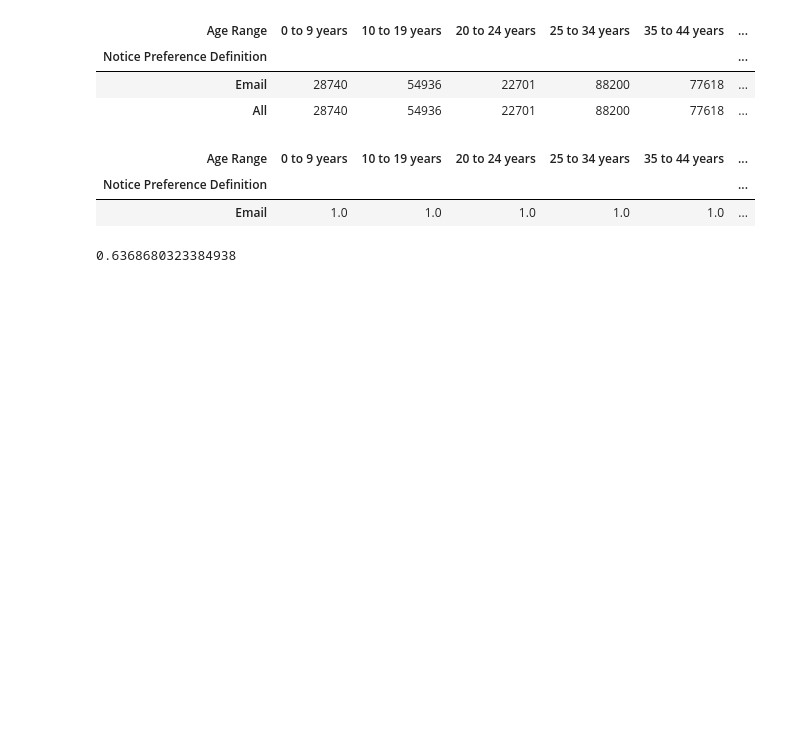
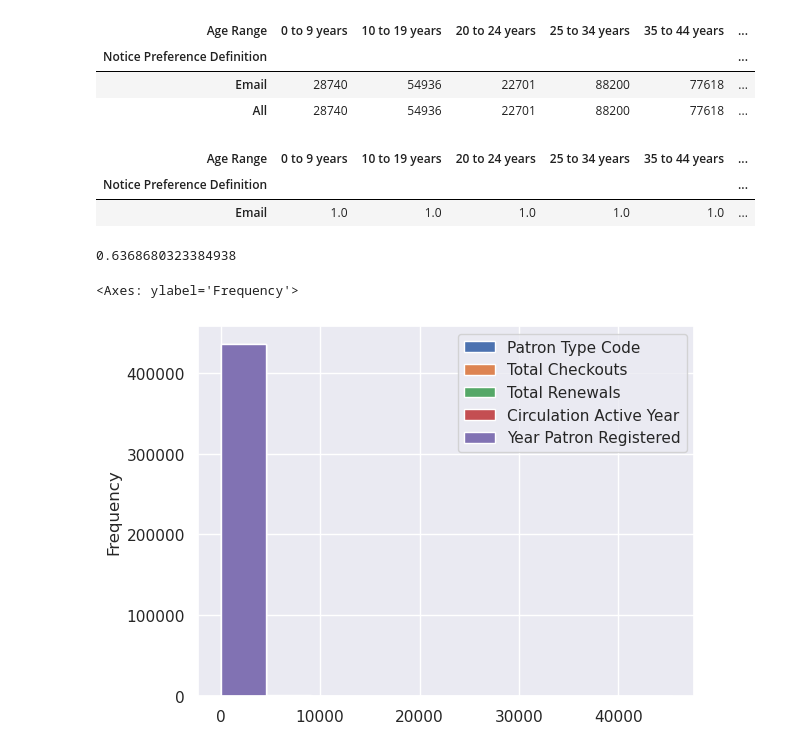
Before and after one commit to rafaelagiordano/2023-2024-Data_Librarian_Rafaela_Giordano, a Jupyter notebook: Modul_3/notebooks/3.1_SFLB.ipynb, the cells around one changed output. Cells and saved outputs as stored; diff of their text form; code cells hidden in the pictures; blank space fills up the shorter version.

```diff
--- a/Modul_3/notebooks/3.1_SFLB.ipynb
+++ b/Modul_3/notebooks/3.1_SFLB.ipynb
@@ -384,3 +400,8 @@ df = pd.read_csv("../data/Library_Usage.csv")
 df['Total Checkouts'].corr(df['Total Renewals'])
 # %% [output]
 0.6368680323384938
+# %%
+df.plot.hist()
+# %% [output]
+<Axes: ylabel='Frequency'>
+[figure, added]
```
Also changed, not shown: parts of 20 cells of this notebook, 15 other files.
